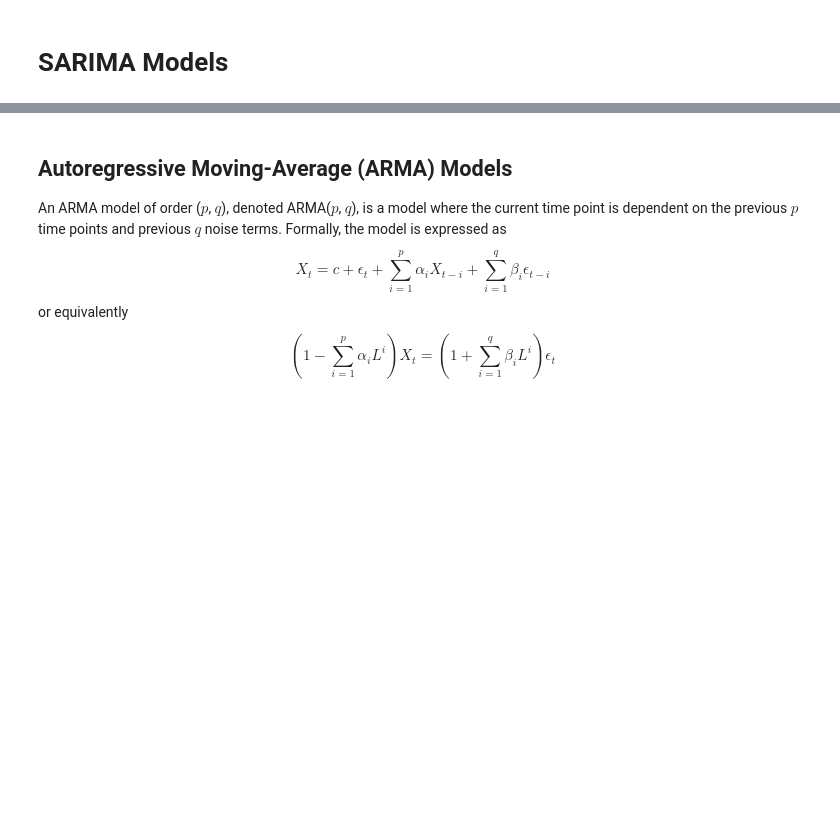
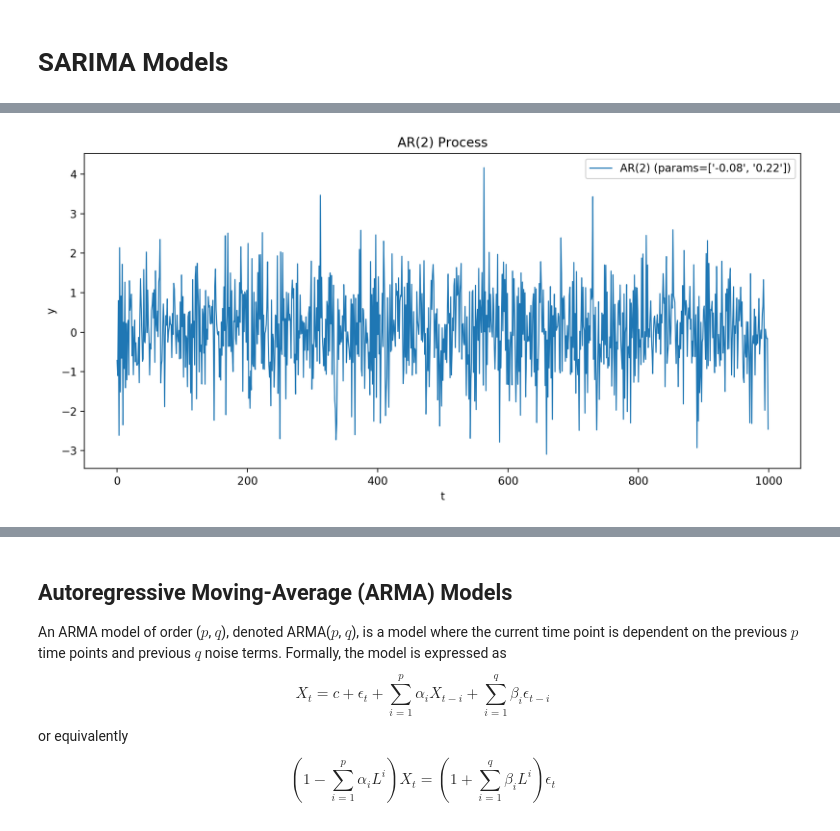
Before and after one commit to ChesterHuynh/stochastic-processes-playground, a Jupyter notebook: sarima.ipynb, the cells around one changed output, grey strips where cells are left out. Cells and saved outputs as stored; diff of their text form; code cells hidden in the pictures; blank space fills up the shorter version.

Commit message:
Made data generating processes. TODO: do ARIMA and SARIMA, add PACF and fitting

```diff
--- a/sarima.ipynb
+++ b/sarima.ipynb
@@ -30,0 +36,14 @@ import seaborn as sns
+# %%
+def ar_process(num_steps, p, weights, c=0, sigma=1):
+    if num_steps < p:
+        raise ValueError('Model order cannot exceed number of steps.')
+    t = np.arange(num_steps)
+    x = np.zeros(num_steps + p)  # The first p terms will not exactly follow the AR model
+
+    x[:p] = np.random.uniform(low=-1, high=1, size=p)  # Initialize first p points randomly
+    x[p:] = c + np.random.normal(scale=sigma, size=num_steps)  # Add shifts and white noise beforehand
+
+    for i in t:
+        x[i+p] += (weights @ x[i:i+p][::-1])
+
+    return x[p:]
@@ -30,0 +52,21 @@ import seaborn as sns
+# %%
+np.random.seed(1)
+
+fig, ax = plt.subplots(dpi=200, figsize=(10, 5))
+
+# Hyperparameters
+num_steps = 1000
+c = 0  # Constant (drift)
+sigma = 1  # White noise stdev
+
+p = 2  # Model order
+alphas = np.random.uniform(low=-0.5, high=0.5, size=p)  # Random model parameters
+y = ar_process(num_steps, p, alphas, c=c, sigma=sigma)
+
+t = np.arange(num_steps)
+sns.lineplot(t, y, ax=ax, label=f'AR({p}) (params={[f"{a:.2f}" for a in alphas]})', linewidth=1)
+ax.set(xlabel='t', ylabel='y', title=f'AR({p}) Process')
+ax.legend()
+fig.tight_layout();
+# %% [output]
+[figure, added]
```
Also changed, not shown: parts of 13 cells of this notebook.
